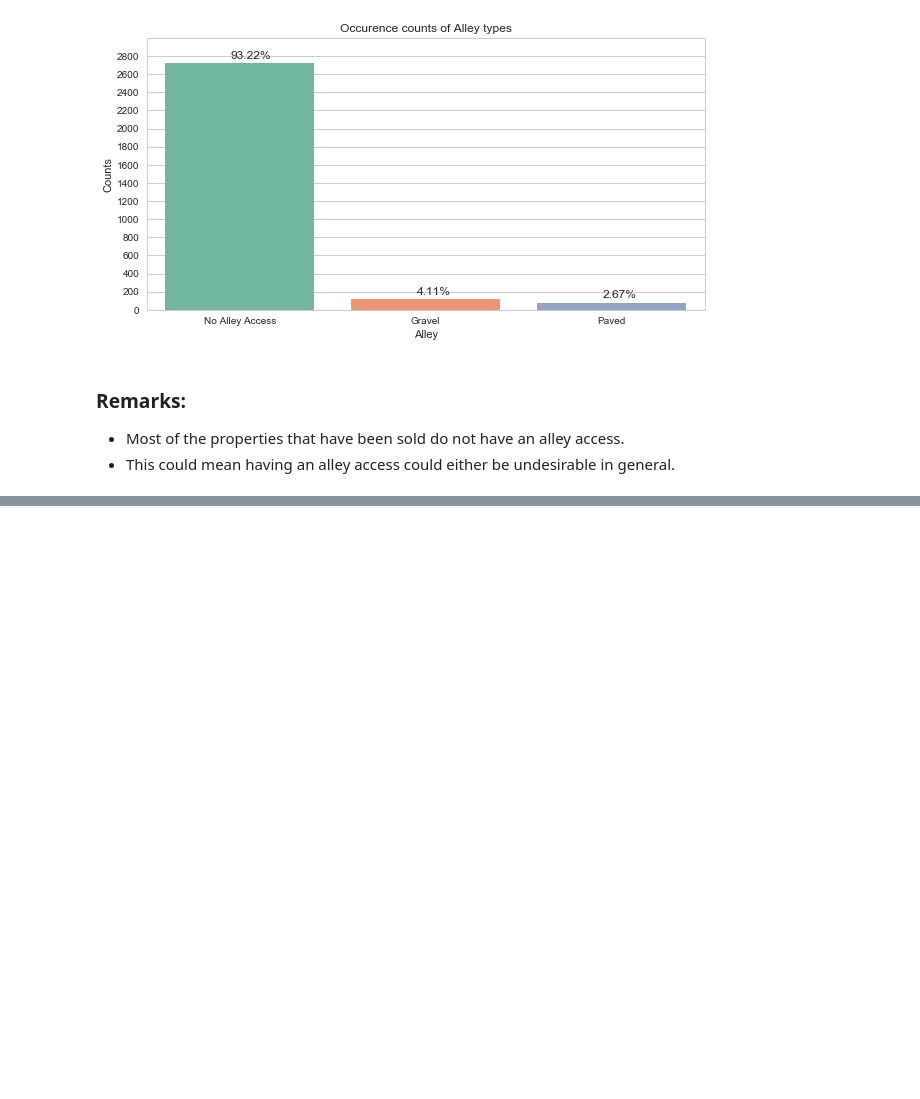
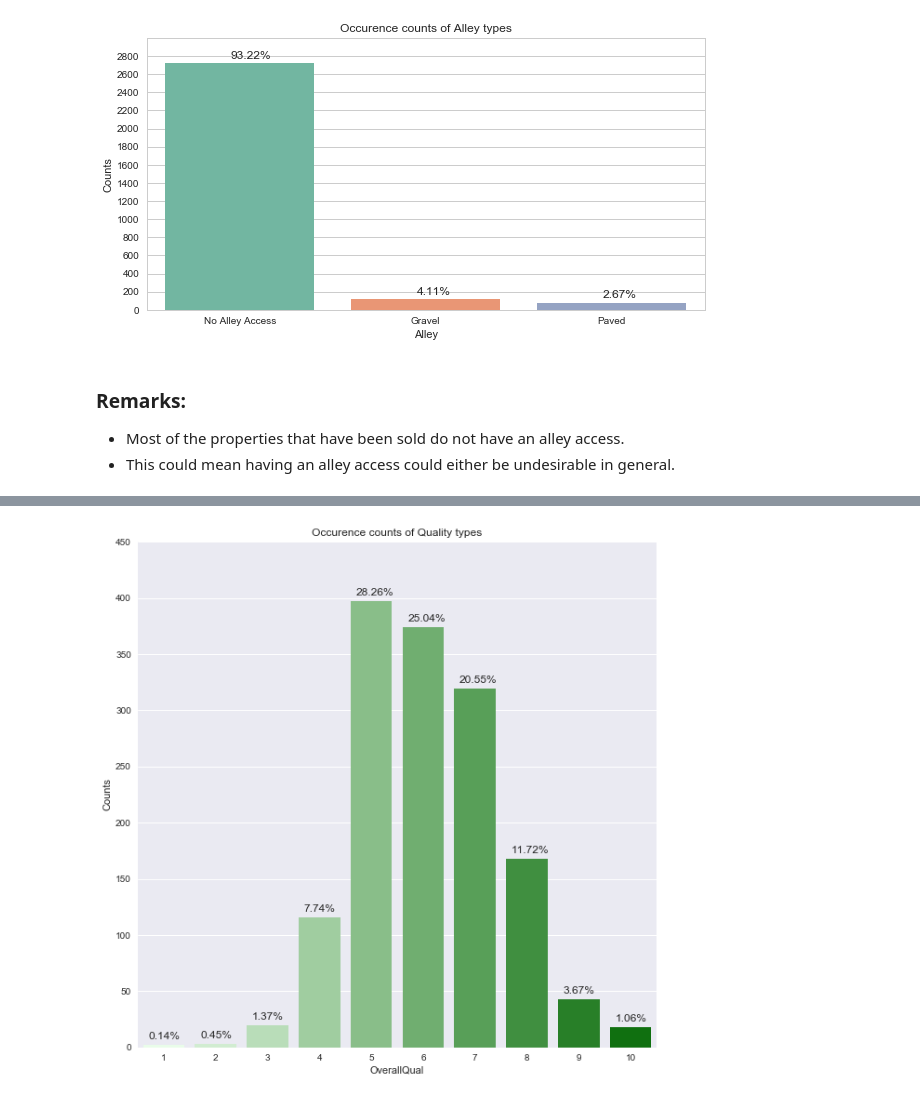
Before and after one commit to Nilabhra/jacobs_da_2017, a Jupyter notebook: assignment_3/assignment_3.ipynb, the cells around one changed output, grey strips where cells are left out. Saved outputs shown, nothing was run; the diff lists cells and outputs as text; code cells hidden in the pictures; blank space fills up the shorter version.

Commit message:
added plot and remarks for OverallQual

```diff
--- a/assignment_3/assignment_3.ipynb
+++ b/assignment_3/assignment_3.ipynb
@@ -18,5 +16,3 @@ train.head()
 | 3 | 4 | 70 | RL | 60.0 | 9550 | Pave | NaN | IR1 | Lvl | ... |
 | 4 | 5 | 60 | RL | 84.0 | 14260 | Pave | NaN | IR1 | Lvl | ... |
 5 rows × 81 columns
-# %%
-data = pd.concat([train, test], axis=0)
@@ -119,7 +105,7 @@ HalfBath: 0: 0.0%
 - RP : Residential Low Density Park
 - RM : Residential Medium Density
 # %%
-mszoning = data[data['MSZoning'].isnull() == False]['MSZoning']
+mszoning = train[train['MSZoning'].isnull() == False]['MSZoning']
 # %%
 sns.set(style="whitegrid")
 fig = plt.figure()
@@ -206,7 +192,7 @@ fig.set_size_inches(10, 5)
 - Pave: Paved
 - NA: 	No alley access
 # %%
-alley = data['Alley']
+alley = train['Alley']
 alley = alley.fillna('No Alley Access')
 alley = alley.replace('Grvl', 'Gravel')
 alley = alley.replace('Pave', 'Paved')
@@ -231,0 +230,15 @@ fig.set_size_inches(10, 5)
+# %%
+with sns.axes_style("darkgrid"):
+    fig = plt.figure()
+    ax = sns.countplot(x="OverallQual", data=train, palette=sns.light_palette("green", 10))
+    ax.set_title('Occurence counts of Quality types')
+    ax.set_yticks(np.arange(0, 500, 50))
+    ax.set_ylim(0, 450)
+    ps = ((data['OverallQual'].value_counts()[list(range(1, 11))] / data['OverallQual'].shape[0]) * 100).values
+    for i, p in enumerate(ax.patches):
+        ax.annotate('{0:.2f}%'.format(ps[i]), (p.get_x() + 0.1, p.get_height() + 5))
+    ax.set_ylabel('Counts')
+    fig.add_subplot(ax)
+    fig.set_size_inches(10, 10)
+# %% [output]
+[figure, added]
```
Also changed, not shown: parts of 11 cells of this notebook.
